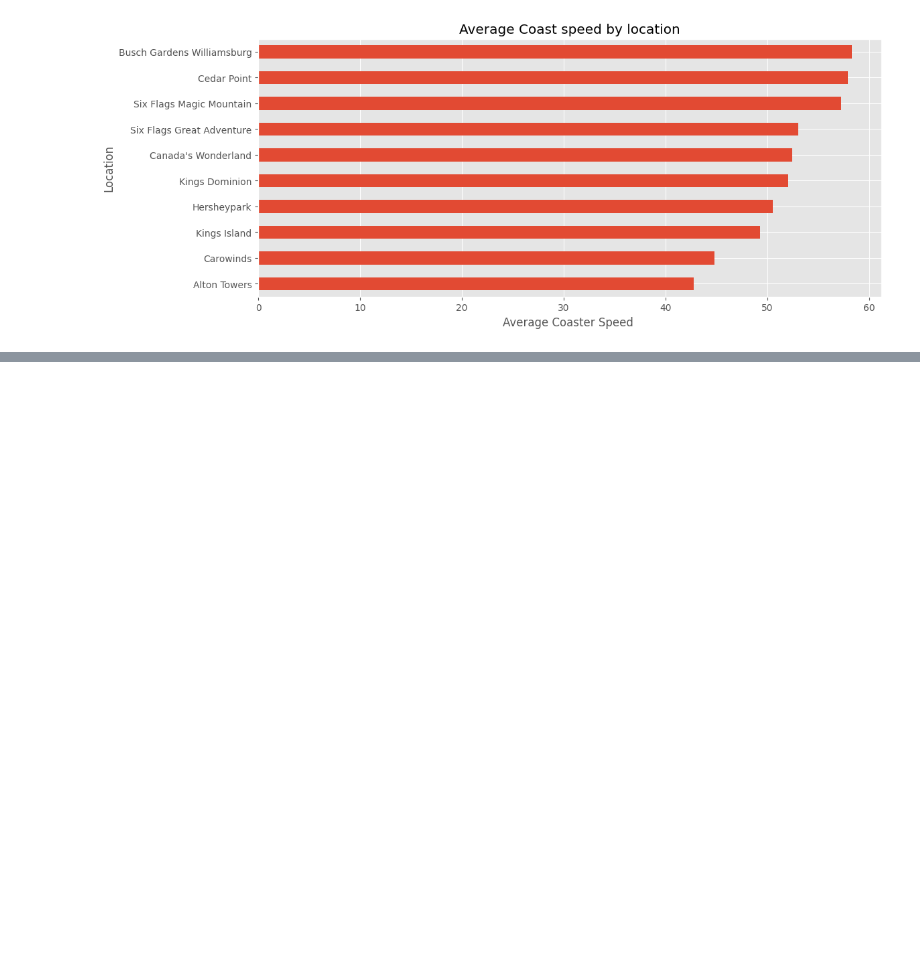
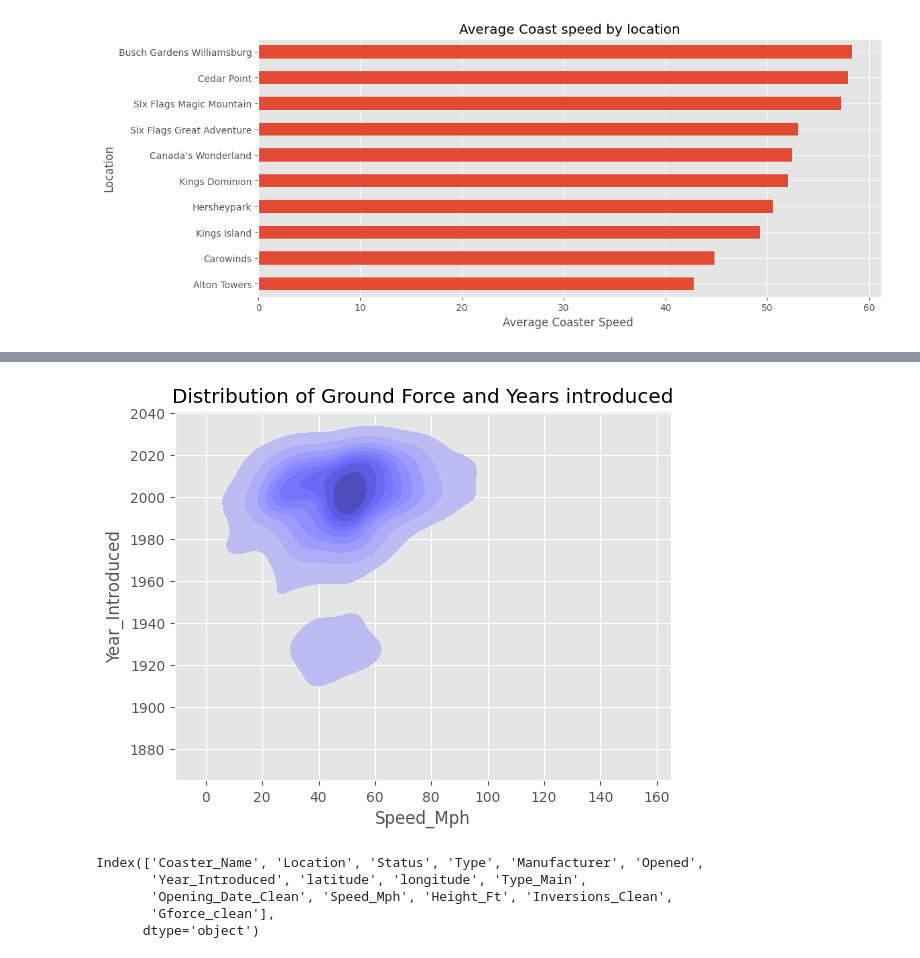
Before and after one commit to HamseMoismaila/Exploratory-Data-Analysis, a Jupyter notebook: notebooks/eda.ipynb, the cells around one changed output, grey strips where cells are left out. Saved outputs shown, nothing was run; the diff lists cells and outputs as text; code cells hidden in the pictures; blank space fills up the shorter version.

```diff
--- a/notebooks/eda.ipynb
+++ b/notebooks/eda.ipynb
@@ -392,0 +426,14 @@ plt.show()
+# %%
+sns.kdeplot(data=df, x='Speed_Mph', y='Year_Introduced',   fill=True, color="blue")
+plt.title("Distribution of Ground Force and Years introduced")
+plt.show()
+# %% [output]
+[figure, added]
+# %%
+df.columns
+# %% [output]
+Index(['Coaster_Name', 'Location', 'Status', 'Type', 'Manufacturer', 'Opened',
+       'Year_Introduced', 'latitude', 'longitude', 'Type_Main',
+       'Opening_Date_Clean', 'Speed_Mph', 'Height_Ft', 'Inversions_Clean',
+       'Gforce_clean'],
+      dtype='object')
```
Also changed, not shown: parts of 9 cells of this notebook.
